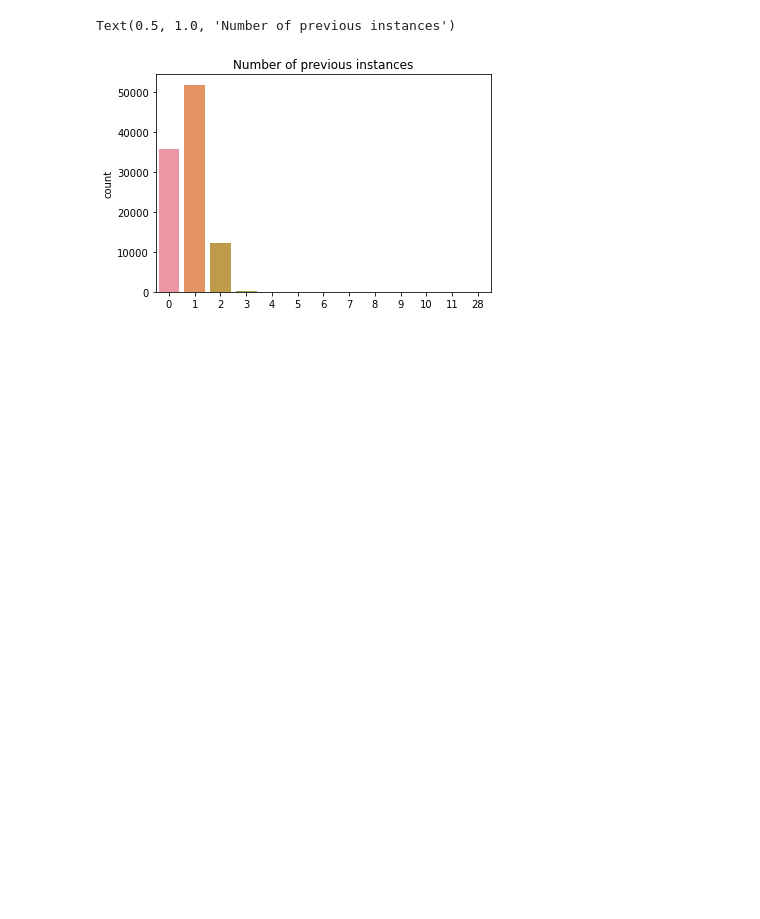
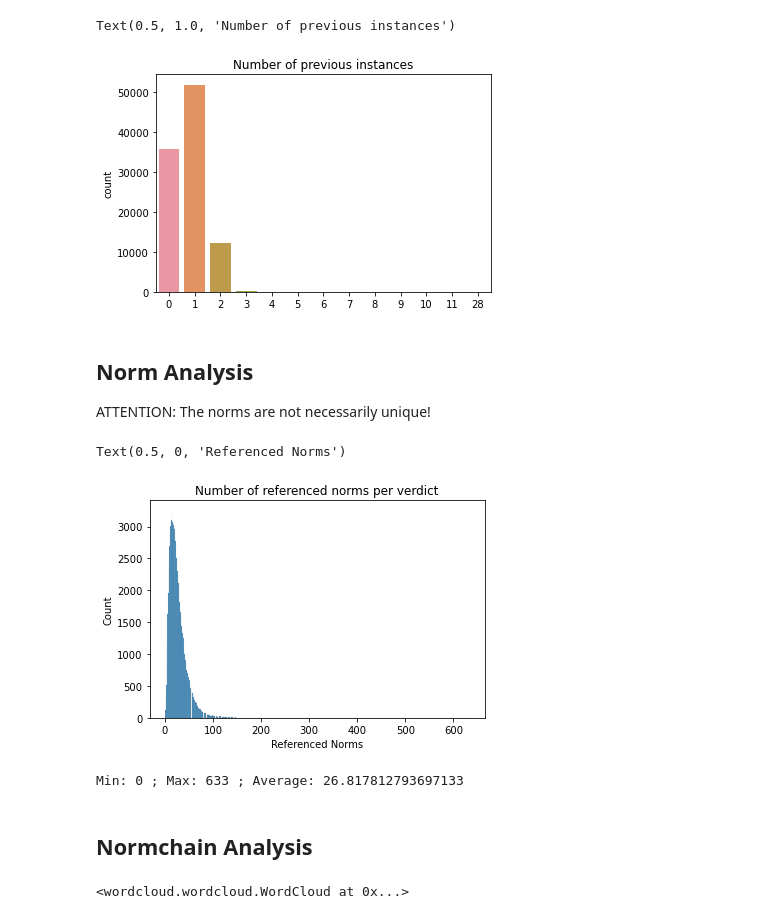
Before and after one commit to sebimo/LegalSum, a Jupyter notebook: src/analysis/Verdicts.ipynb, the cells around one changed output. Saved outputs shown, nothing was run; the diff lists cells and outputs as text; code cells hidden in the pictures; blank space fills up the shorter version.

Commit message:
Finalized Rouge analysis + Started Verdict analyis

```diff
--- a/src/analysis/Verdicts.ipynb
+++ b/src/analysis/Verdicts.ipynb
@@ -158,3 +158,21 @@ ax.set_title("Number of previous instances")
 # %% [output]
 Text(0.5, 1.0, 'Number of previous instances')
 [figure]
+# %% [markdown]
+## Norm Analysis
+ATTENTION: The norms are not necessarily unique!
+# %%
+num_norms = list(map(lambda x: len(x), norms))
+# %%
+ax = sns.histplot(num_norms)
+ax.set_title("Number of referenced norms per verdict")
+ax.set_xlabel("Referenced Norms")
+# %% [output]
+Text(0.5, 0, 'Referenced Norms')
+[figure, added]
+# %%
+print("Min:", min(num_norms), "; Max:", max(num_norms), "; Average:", sum(num_norms)/len(num_norms))
+# %% [output]
+Min: 0 ; Max: 633 ; Average: 26.817812793697133
+# %% [markdown]
+## Normchain Analysis
@@ -160,0 +190,9 @@ Text(0.5, 1.0, 'Number of previous instances')
+# %%
+wordcloud = WordCloud(background_color="white",
+                      prefer_horizontal=1.0,
+                      repeat=False,
+                      width=4000,
+                      height=4000)
+wordcloud.generate(" ".join(general_norms))
+# %% [output]
+<wordcloud.wordcloud.WordCloud at 0x...>
```
Also changed, not shown: parts of 12 cells of this notebook, 5 other files.
